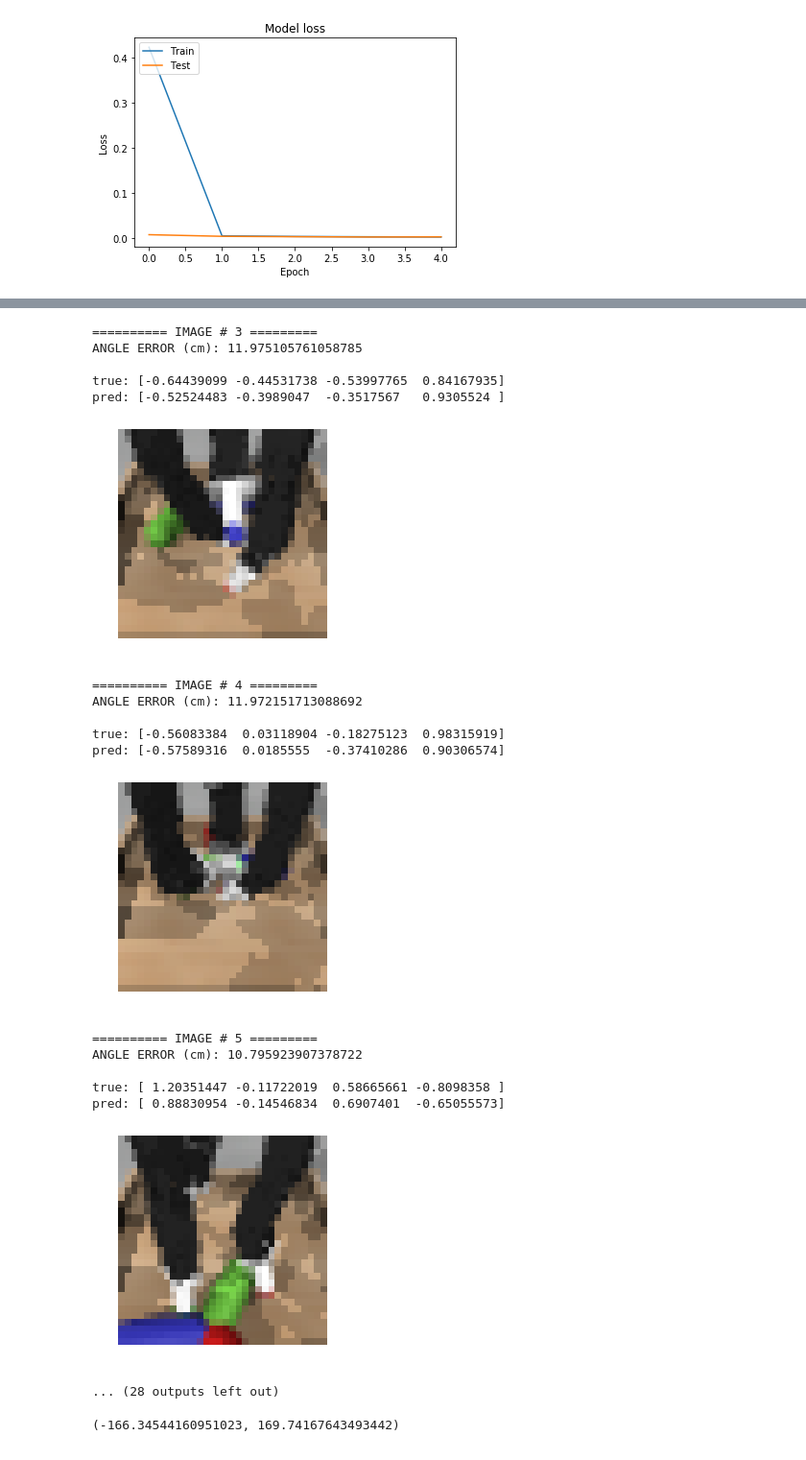
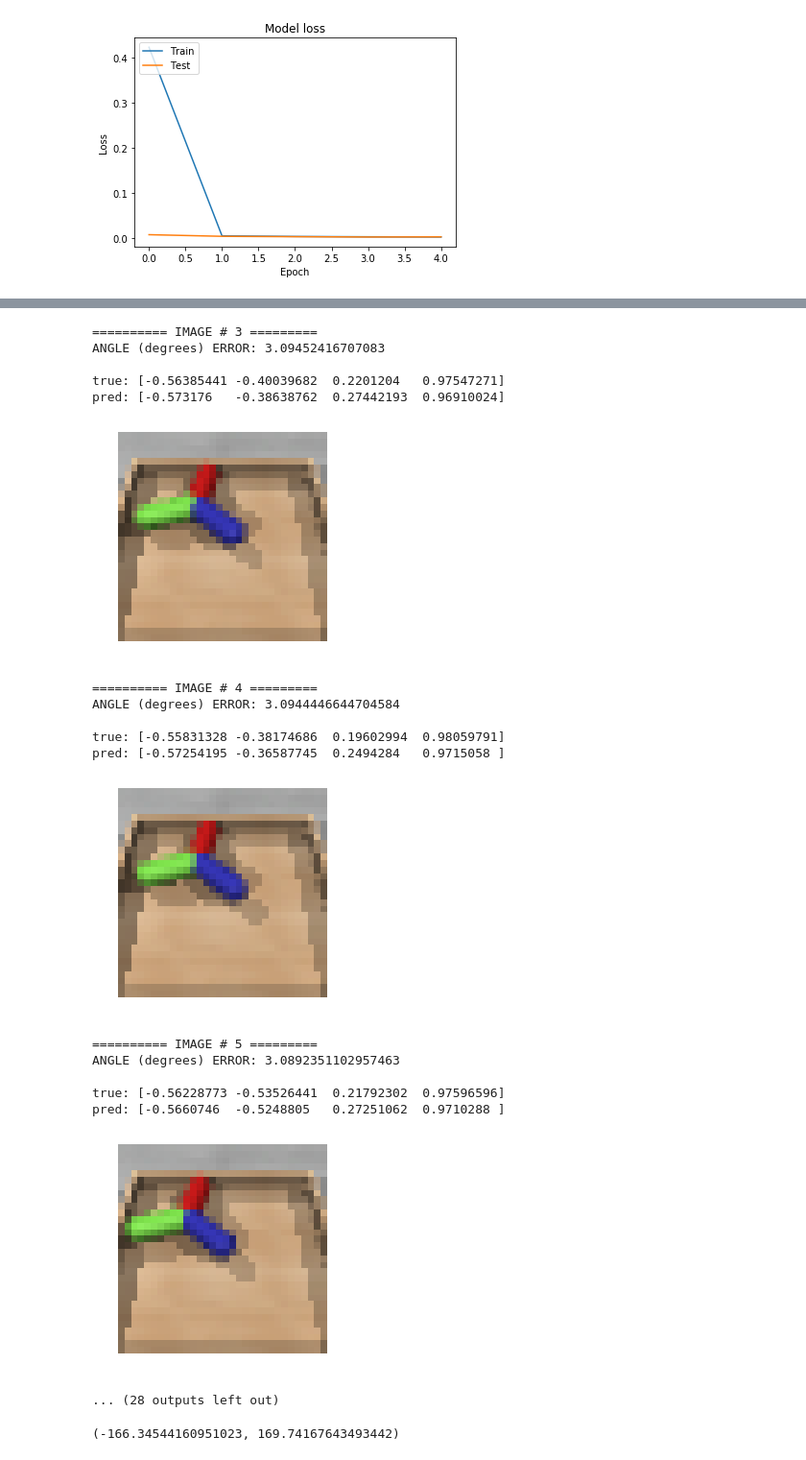
Before and after one commit to abhishekunique/RND-ashwin, a Jupyter notebook: softlearning/models/state_estimation_metrics.ipynb, the cells around one changed output, grey strips where cells are left out. Shown at 96% size. Saved outputs shown, nothing was run; the diff lists cells and outputs as text; code cells hidden in the pictures.

Commit message:
Add invisible claw state estimator

```diff
--- a/softlearning/models/state_estimation_metrics.ipynb
+++ b/softlearning/models/state_estimation_metrics.ipynb
@@ -42,7 +45,7 @@ Trainable params: 245,188
 Non-trainable params: 0
 _________________________________________________________________
 # %%
-train(model, obs_keys, './state_estimator_test.h5', n_epochs=5)
+# train(model, obs_keys, './state_estimator_test.h5', n_epochs=5)
 # %% [output]
 Train on 475047 samples, validate on 25003 samples
 Epoch 1/5
@@ -63,7 +66,7 @@ MEAN POS ERROR (CM): 1.5761006122751706
 MEAN ANGLE ERROR (degrees): 2.120778971857877
 [figure]
 # %%
-weights_path = './state_estimator_random_data_50_epochs.h5'
-# weights_path = './state_estimator_test.h5'
+# weights_path = './state_estimator_random_data_50_epochs.h5'
+weights_path = './state_estimator_invisible_claw.h5'
 model.load_weights(weights_path)
 # %%
@@ -177,5 +179,5 @@ pred: [0.96831834 0.54753137 0.7943833  0.7583433 ]
 ... (28 outputs left out)
 # %%
-display_top_errors(angle_errors, label_str="ANGLE")
+display_top_errors(angle_errors, label_str="ANGLE (degrees)")
 # %% [output]
 ========== IMAGE # 0 =========
@@ -199,21 +201,21 @@ pred: [ 0.87228525 -0.04501012 -0.07191478 -0.9750121 ]
 ========== IMAGE # 3 =========
-ANGLE ERROR (cm): 11.975105761058785
+ANGLE (degrees) ERROR: 3.09452416707083
 
-true: [-0.64439099 -0.44531738 -0.53997765  0.84167935]
-pred: [-0.52524483 -0.3989047  -0.3517567   0.9305524 ]
+true: [-0.56385441 -0.40039682  0.2201204   0.97547271]
+pred: [-0.573176   -0.38638762  0.27442193  0.96910024]
-[figure, old version]
+[figure, new version]
 ========== IMAGE # 4 =========
-ANGLE ERROR (cm): 11.972151713088692
+ANGLE (degrees) ERROR: 3.0944446644704584
 
-true: [-0.56083384  0.03118904 -0.18275123  0.98315919]
-pred: [-0.57589316  0.0185555  -0.37410286  0.90306574]
+true: [-0.55831328 -0.38174686  0.19602994  0.98059791]
+pred: [-0.57254195 -0.36587745  0.2494284   0.9715058 ]
-[figure, old version]
+[figure, new version]
 ========== IMAGE # 5 =========
-ANGLE ERROR (cm): 10.795923907378722
+ANGLE (degrees) ERROR: 3.0892351102957463
 
-true: [ 1.20351447 -0.11722019  0.58665661 -0.8098358 ]
-pred: [ 0.88830954 -0.14546834  0.6907401  -0.65055573]
+true: [-0.56228773 -0.53526441  0.21792302  0.97596596]
+pred: [-0.5660746  -0.5248805   0.27251062  0.9710288 ]
-[figure, old version]
+[figure, new version]
 ... (28 outputs left out)
 # %%
 first = np.arctan2(-0.23606753, -0.97173665)
```
Also changed, not shown: parts of 9 cells of this notebook, 8 other files.
